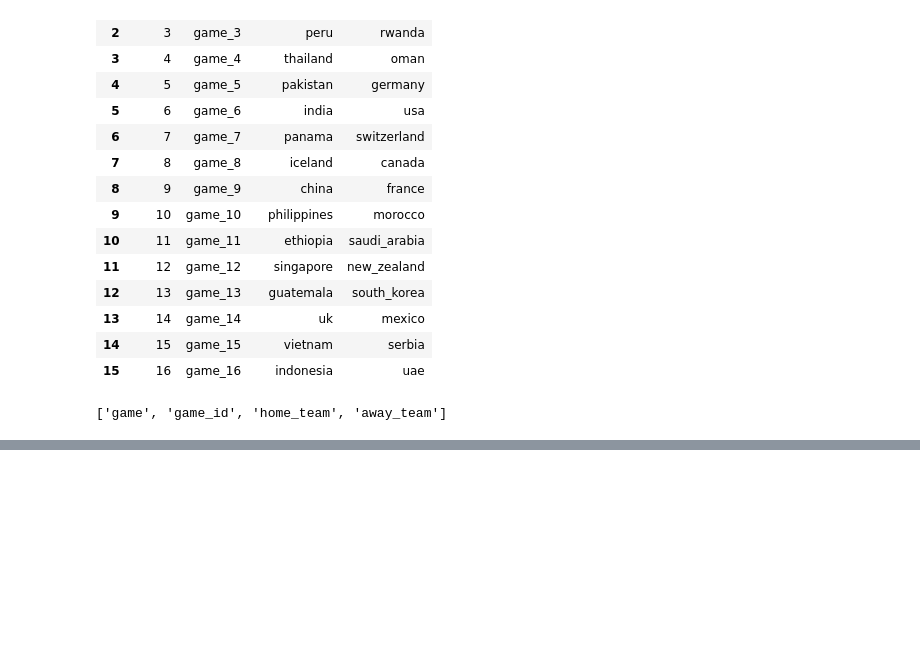
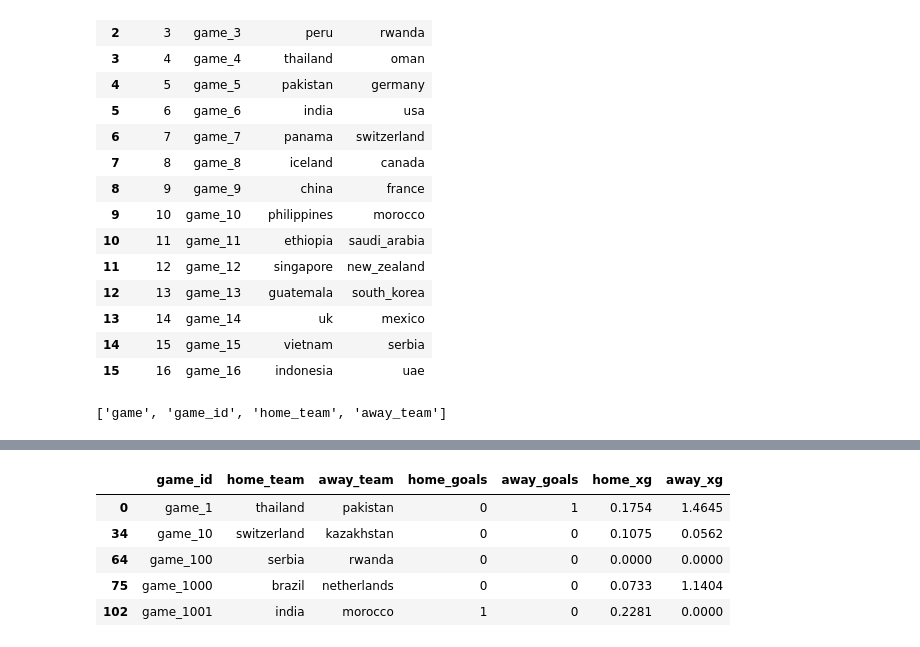
Before and after one commit to Krishnapabbu17/Wharton-DS-Project, a Jupyter notebook: notebooks/01_eda.ipynb, the cells around one changed output, grey strips where cells are left out. Saved outputs shown, nothing was run; the diff lists cells and outputs as text; code cells hidden in the pictures; blank space fills up the shorter version.

```diff
--- a/notebooks/01_eda.ipynb
+++ b/notebooks/01_eda.ipynb
@@ -133,0 +153,22 @@ matchups.columns.tolist()
+# %%
+# Replace "game_id" if needed
+game_cols = ["game_id", "home_team", "away_team",
+             "home_goals", "away_goals",
+             "home_xg", "away_xg"]
+
+games = (
+    whl
+    .sort_values("game_id")
+    .drop_duplicates("game_id")
+    [game_cols]
+    .copy()
+)
+
+games.head()
+# %% [output]
+|  | game_id | home_team | away_team | home_goals | away_goals | home_xg | away_xg |
+| 0 | game_1 | thailand | pakistan | 0 | 1 | 0.1754 | 1.4645 |
+| 34 | game_10 | switzerland | kazakhstan | 0 | 0 | 0.1075 | 0.0562 |
+| 64 | game_100 | serbia | rwanda | 0 | 0 | 0.0000 | 0.0000 |
+| 75 | game_1000 | brazil | netherlands | 0 | 0 | 0.0733 | 1.1404 |
+| 102 | game_1001 | india | morocco | 1 | 0 | 0.2281 | 0.0000 |
```
Also changed, not shown: parts of 8 cells of this notebook.
